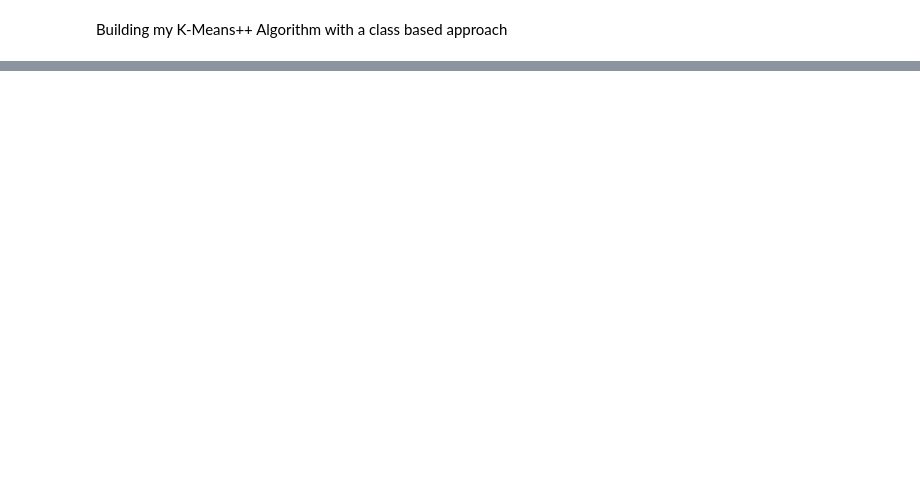
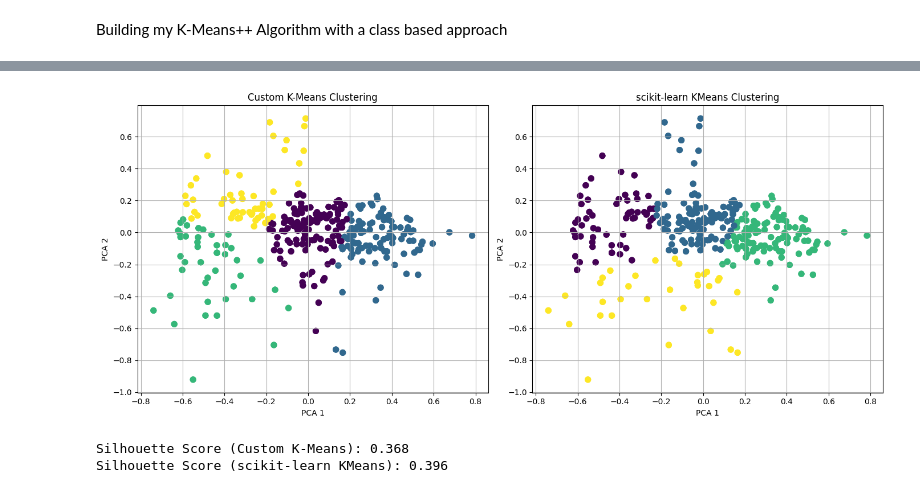
Before and after one commit to mmaaz-khan/ProductFeatureClustering, a Jupyter notebook: k-means.ipynb, the cells around one changed output, grey strips where cells are left out. Saved outputs shown, nothing was run; the diff lists cells and outputs as text; code cells hidden in the pictures; blank space fills up the shorter version.

```diff
--- a/k-means.ipynb
+++ b/k-means.ipynb
@@ -123,0 +119,3 @@ scaled_df.head()
+# %%
+def get_num_cols(df):
+    return df.select_dtypes(include='number').columns.tolist()
@@ -264,0 +306,7 @@ plt.show()
+# %%
+scaled_df = filtered_df
+
+for column in scaled_df.columns[0:]: # Iterate over each column
+    min_max_scaling(scaled_df, column) # Apply min-max to each column
+
+scaled_df.head()
@@ -264,0 +320,6 @@ plt.show()
+# %%
+pca = PCA(n_components=2)
+
+elbow = elbow_method(scaled_df, pca) # Record the WCSS's accumalated
+optimal_k = optimal_k(elbow) # Automatically calculate the optimal k and store it
+print_elbow(elbow) # Show the elbow graph
@@ -264,0 +347,39 @@ plt.show()
+# %%
+# Comparing to scikitlearn implementation
+
+kmeans = KMeans(n_clusters=optimal_k, random_state=42)
+cluster_labels_sklearn = kmeans.fit_predict(reduced_df)
+# %%
+
+x = [point[0] for point in reduced_df]
+y = [point[1] for point in reduced_df]
+
+fig, axs = pyplt.subplots(1, 2, figsize=(14, 6))
+
+# Plot custom K-Means
+axs[0].scatter(x, y, c=cluster_labels_custom, cmap='viridis', s=50)
+axs[0].set_title('Custom K-Means Clustering')
+axs[0].set_xlabel('PCA 1')
+axs[0].set_ylabel('PCA 2')
+axs[0].grid(True)
+
+# Plot scikit-learn KMeans
+axs[1].scatter(x, y, c=cluster_labels_sklearn, cmap='viridis', s=50)
+axs[1].set_title('scikit-learn KMeans Clustering')
+axs[1].set_xlabel('PCA 1')
+axs[1].set_ylabel('PCA 2')
+axs[1].grid(True)
+
+pyplt.tight_layout()
+pyplt.show()
+# %% [output]
+[figure, added]
+# %%
+silhouette_custom = silhouette_score(reduced_df, cluster_labels_custom)
+print(f"Silhouette Score (Custom K-Means): {silhouette_custom:.3f}")
+
+silhouette_sklearn = silhouette_score(reduced_df, cluster_labels_sklearn)
+print(f"Silhouette Score (scikit-learn KMeans): {silhouette_sklearn:.3f}")
+# %% [output]
+Silhouette Score (Custom K-Means): 0.368
+Silhouette Score (scikit-learn KMeans): 0.396
```
Also changed, not shown: parts of 20 cells of this notebook, 4 other files.
